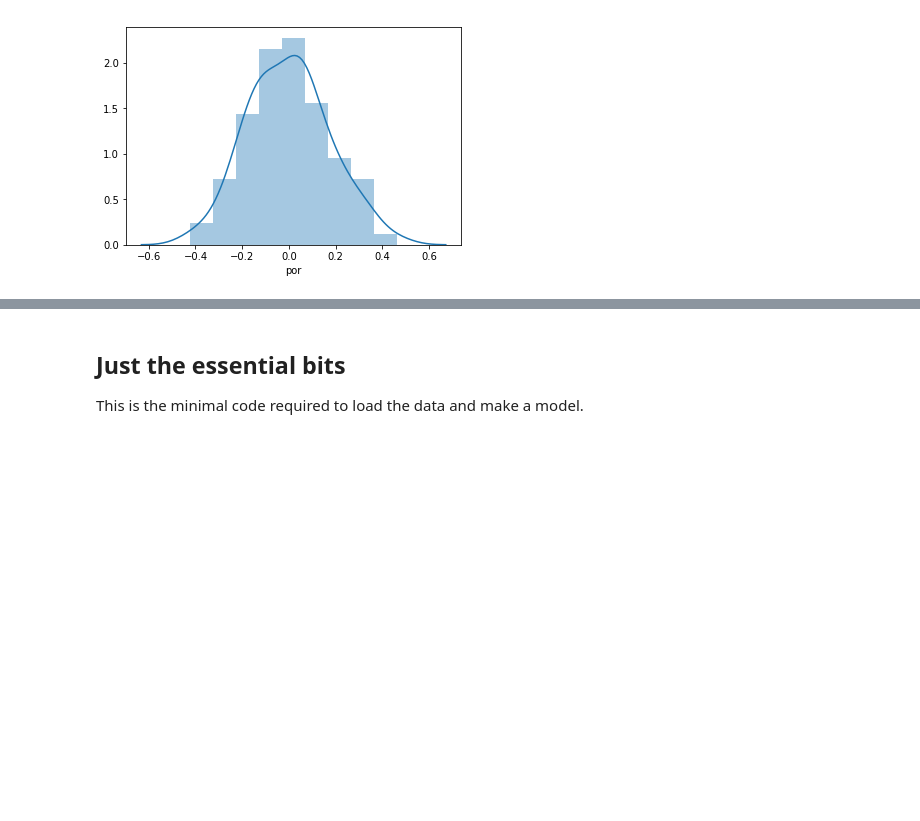
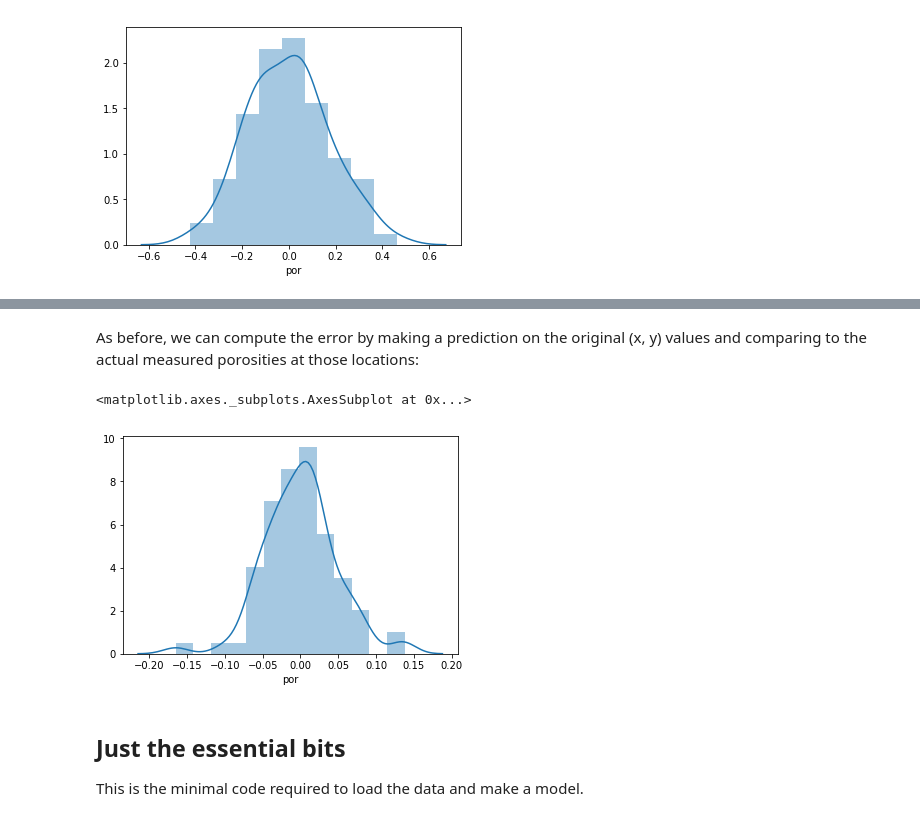
Before and after one commit to agilescientific/xlines, a Jupyter notebook: notebooks/11_Gridding_map_data.ipynb, the cells around one changed output, grey strips where cells are left out. Cells and saved outputs as stored; diff of their text form; code cells hidden in the pictures; blank space fills up the shorter version.

```diff
--- a/notebooks/11_Gridding_map_data.ipynb
+++ b/notebooks/11_Gridding_map_data.ipynb
@@ -247,3 +290,12 @@ sns.distplot(por_hat - df.por)
+# %% [markdown]
+As before, we can compute the error by making a prediction on the original (x, y) values and comparing to the actual measured porosities at those locations:
+# %%
+por_hat = spline.predict((df.x, df.y))
+
+sns.distplot(por_hat - df.por)
+# %% [output]
+<matplotlib.axes._subplots.AxesSubplot at 0x...>
+[figure, added]
 # %% [markdown]
 ## Just the essential bits
 
```
Also changed, not shown: parts of 19 cells of this notebook, 1 other file.
